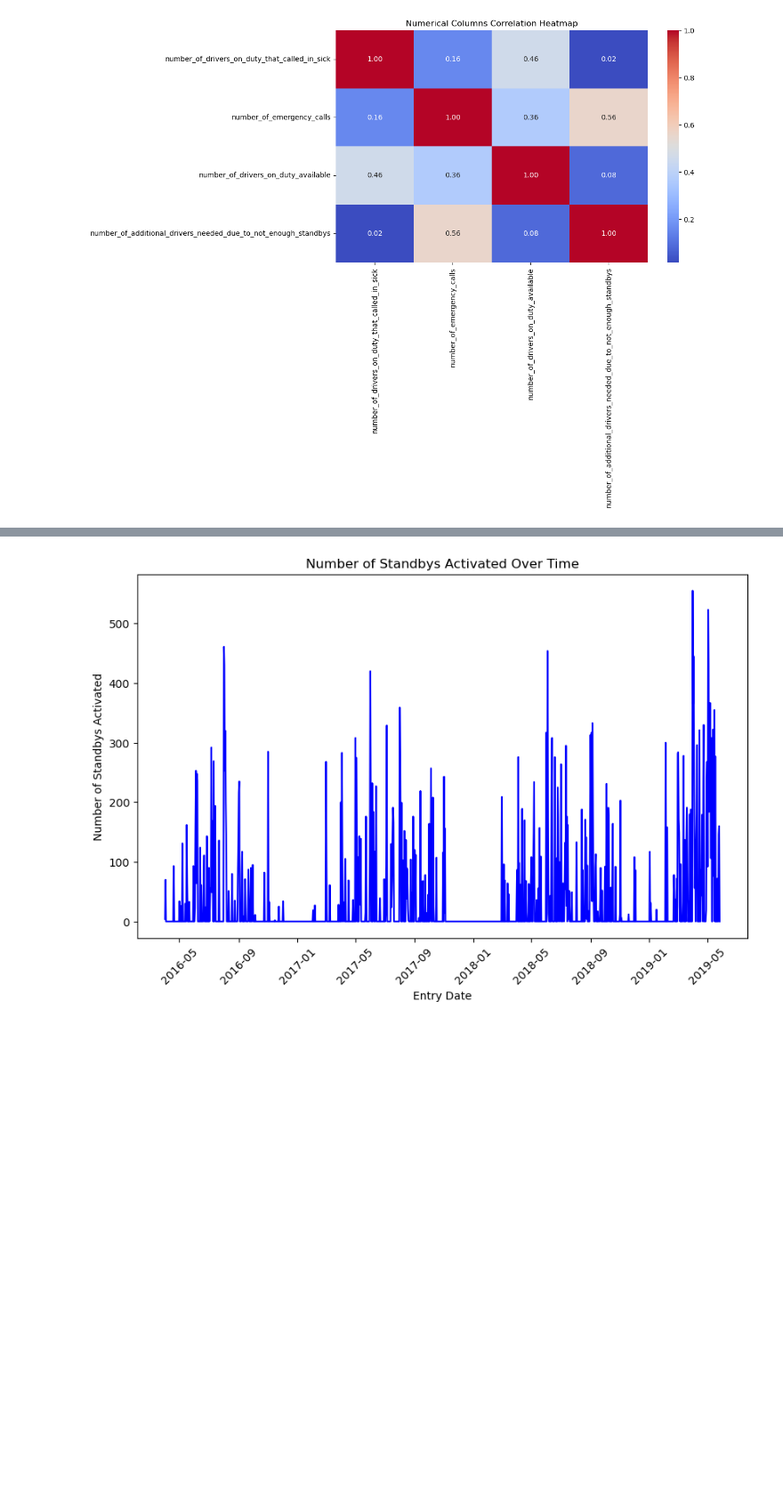
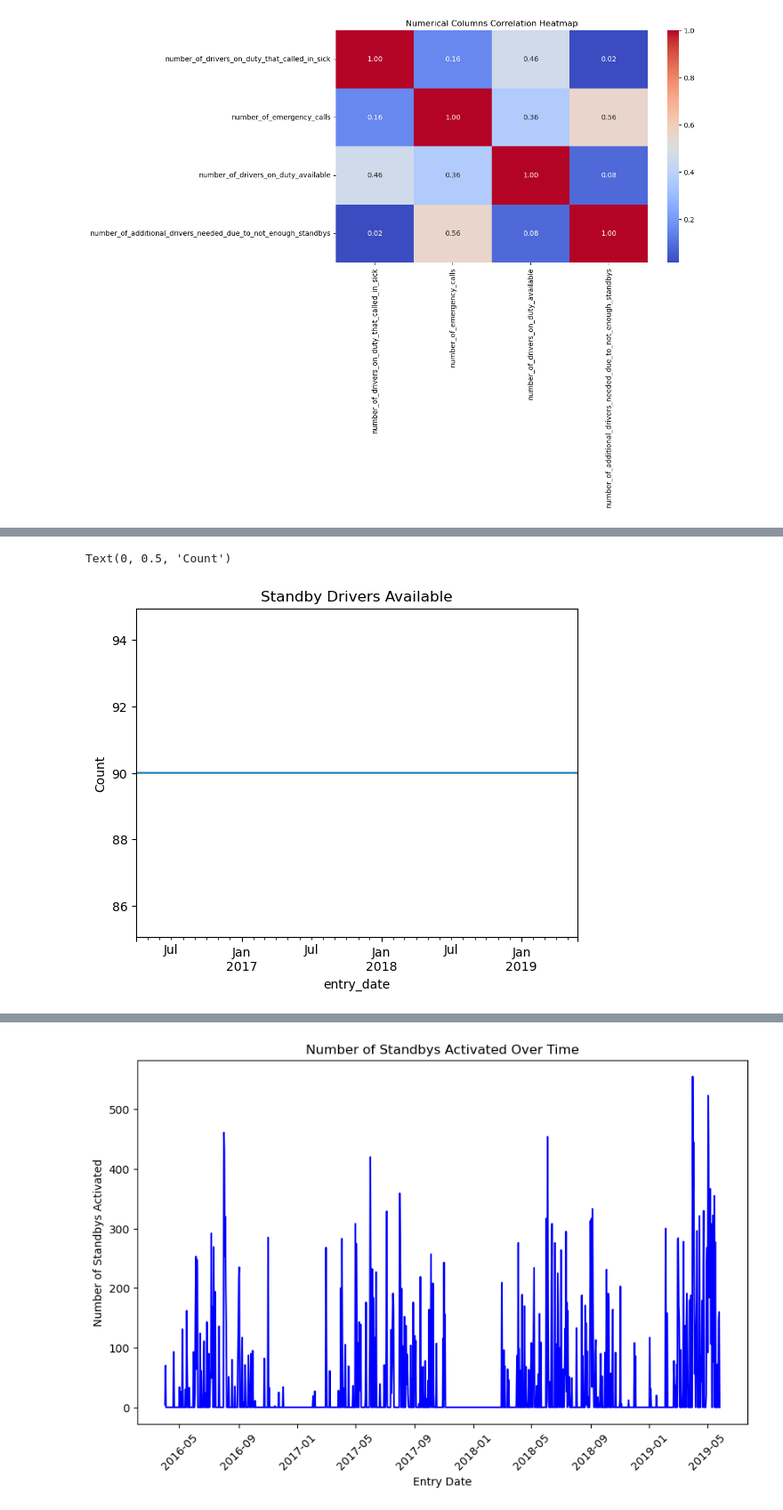
Before and after one commit to JC-Lino/Automation-of-Standby-Duty-Planning-for-Rescue-Drivers-via-a-Forecasting, a Jupyter notebook: BerlinRedCross.ipynb, the cells around one changed output, grey strips where cells are left out. Shown at 89% size. Saved outputs shown, nothing was run; the diff lists cells and outputs as text; code cells hidden in the pictures; blank space fills up the shorter version.

```diff
--- a/BerlinRedCross.ipynb
+++ b/BerlinRedCross.ipynb
@@ -144,0 +211,8 @@ df['entry_date'] = pd.to_datetime(df['entry_date'])
+# %%
+# Plot 'number_of_standby_resources_available' over time
+df['number_of_standby_resources_available'].plot()
+plt.title('Standby Drivers Available')
+plt.ylabel('Count')
+# %% [output]
+Text(0, 0.5, 'Count')
+[figure, added]
```
Also changed, not shown: parts of 18 cells of this notebook, 1 other file.
